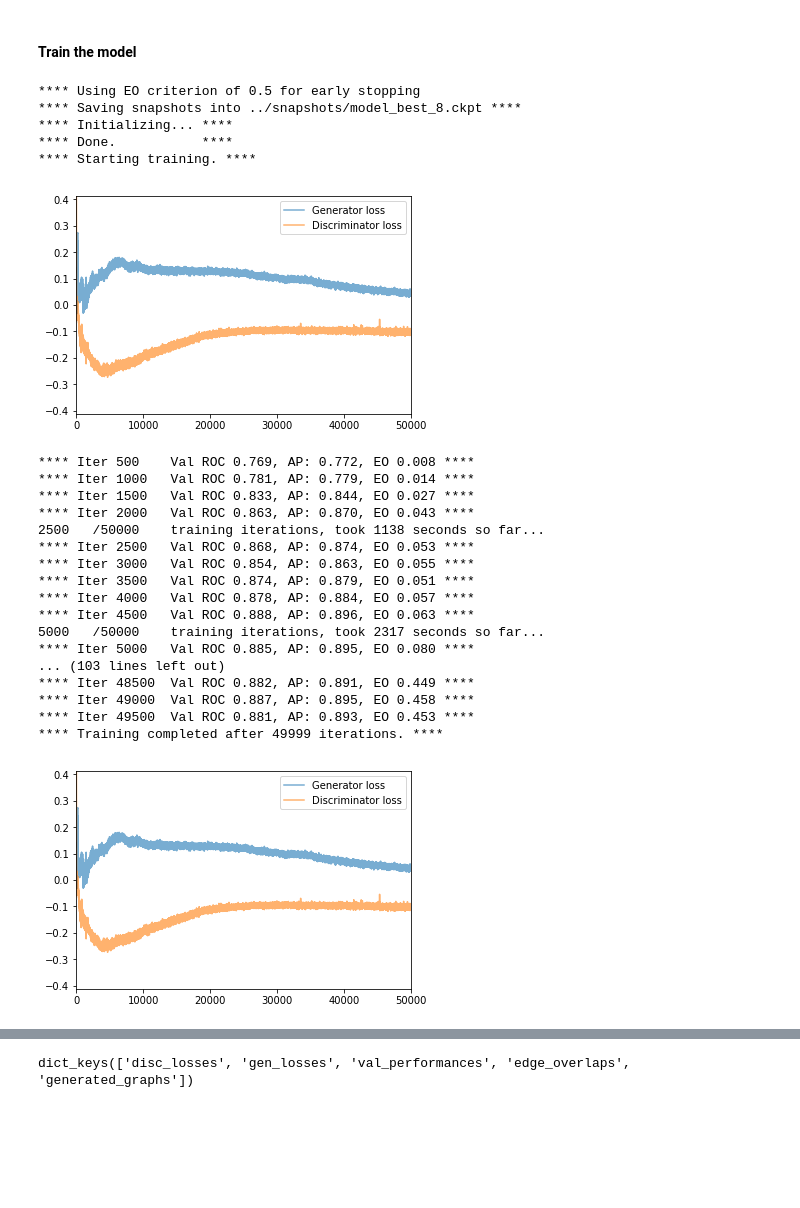
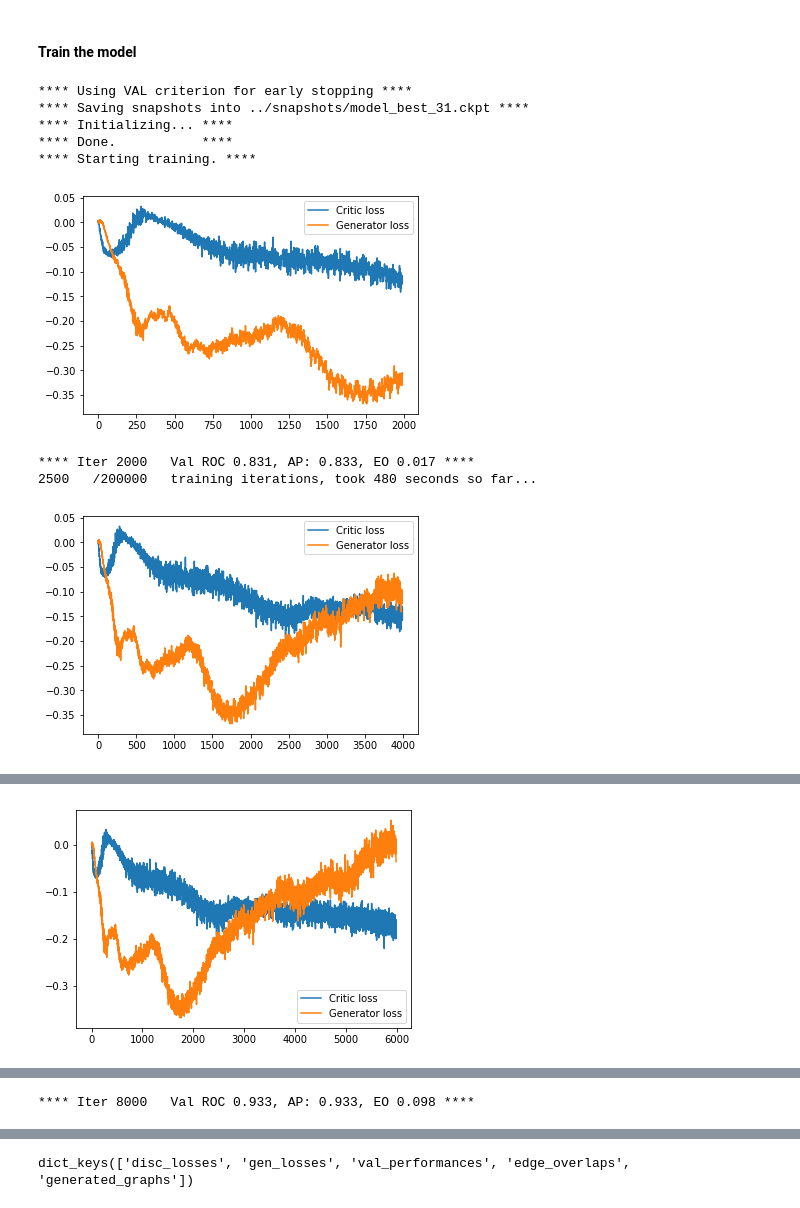
Before and after one commit to danielzuegner/netgan, a Jupyter notebook: demo.ipynb, the cells around one changed output, grey strips where cells are left out. Saved outputs shown, nothing was run; the diff lists cells and outputs as text; code cells hidden in the pictures; blank space fills up the shorter version.

Commit message:
add pretrained models for cora_ml

```diff
--- a/demo.ipynb
+++ b/demo.ipynb
@@ -52,7 +55,12 @@ netgan = NetGAN(_N, rw_len, walk_generator= walker.walk, gpu_id=0)
+# %%
+netgan = NetGAN(_N, rw_len, walk_generator= walker.walk, gpu_id=0, use_gumbel=True, disc_iters=3,
+                W_down_discriminator_size=128, W_down_generator_size=128,
+                l2_penalty_generator=1e-7, l2_penalty_discriminator=5e-5,
+                generator_layers=[40], discriminator_layers=[30], temp_start=5, temperature_decay=0.99998, learning_rate=0.0003)
 # %% [markdown]
 #### Define the stopping criterion
 # %%
-stopping_criterion = "eo"
+stopping_criterion = "val"
 
 assert stopping_criterion in ["val", "eo"], "Please set the desired stopping criterion."
 
@@ -63,33 +71,18 @@ elif stopping_criterion == "eo":  #use eo criterion for early stopping
 # %% [markdown]
 #### Train the model
 # %%
-eval_every = 500
-plot_every = 100
+eval_every = 2000
+plot_every = 2000
 # %%
 log_dict = netgan.train(A_orig=_A_obs, val_ones=val_ones, val_zeros=val_zeros, stopping=stopping,
-                        eval_every=eval_every, plot_every=plot_every)
+                        eval_every=eval_every, plot_every=plot_every, max_patience=20, max_iters=200000)
 # %% [output]
-**** Using EO criterion of 0.5 for early stopping
-**** Saving snapshots into ../snapshots/model_best_8.ckpt ****
+**** Using VAL criterion for early stopping ****
+**** Saving snapshots into ../snapshots/model_best_31.ckpt ****
 **** Initializing... ****
 **** Done.           ****
 **** Starting training. ****
-[figure, old version]
+[figure, new version]
-**** Iter 500    Val ROC 0.769, AP: 0.772, EO 0.008 ****
-**** Iter 1000   Val ROC 0.781, AP: 0.779, EO 0.014 ****
-**** Iter 1500   Val ROC 0.833, AP: 0.844, EO 0.027 ****
-**** Iter 2000   Val ROC 0.863, AP: 0.870, EO 0.043 ****
-2500   /50000    training iterations, took 1138 seconds so far...
-**** Iter 2500   Val ROC 0.868, AP: 0.874, EO 0.053 ****
-**** Iter 3000   Val ROC 0.854, AP: 0.863, EO 0.055 ****
-**** Iter 3500   Val ROC 0.874, AP: 0.879, EO 0.051 ****
-**** Iter 4000   Val ROC 0.878, AP: 0.884, EO 0.057 ****
-**** Iter 4500   Val ROC 0.888, AP: 0.896, EO 0.063 ****
-5000   /50000    training iterations, took 2317 seconds so far...
-**** Iter 5000   Val ROC 0.885, AP: 0.895, EO 0.080 ****
-... (103 lines left out)
-**** Iter 48500  Val ROC 0.882, AP: 0.891, EO 0.449 ****
-**** Iter 49000  Val ROC 0.887, AP: 0.895, EO 0.458 ****
-**** Iter 49500  Val ROC 0.881, AP: 0.893, EO 0.453 ****
-**** Training completed after 49999 iterations. ****
+**** Iter 2000   Val ROC 0.831, AP: 0.833, EO 0.017 ****
+2500   /200000   training iterations, took 480 seconds so far...
-[figure, old version]
+[figure, new version]
@@ -95,0 +91 @@ log_dict = netgan.train(A_orig=_A_obs, val_ones=val_ones, val_zeros=val_zeros, s
+[figure, added]
@@ -95,0 +95 @@ log_dict = netgan.train(A_orig=_A_obs, val_ones=val_ones, val_zeros=val_zeros, s
+**** Iter 8000   Val ROC 0.933, AP: 0.933, EO 0.098 ****
```
Also changed, not shown: parts of 17 cells of this notebook, 9 other files.
